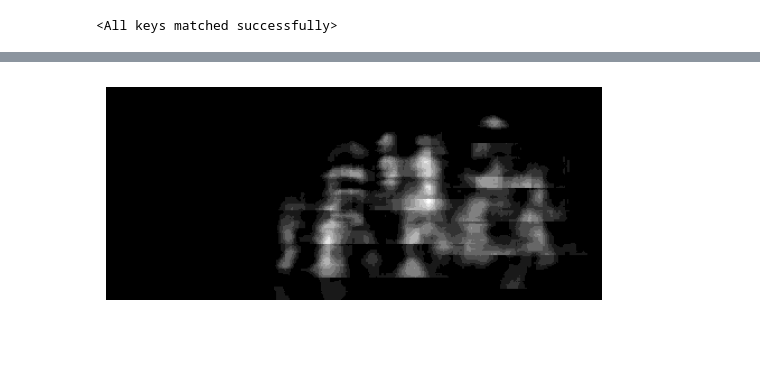
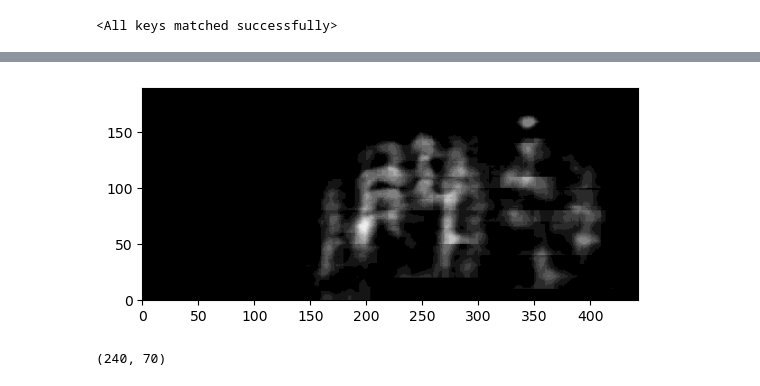
Before and after one commit to Wishmitha/Vesuvius, a Jupyter notebook: ink_detection/ink_detection_unet.ipynb, the cells around one changed output, grey strips where cells are left out. Drawn from its saved outputs; the diff is of its cells as text; code cells hidden in the pictures; blank space fills up the shorter version.

```diff
--- a/ink_detection/ink_detection_unet.ipynb
+++ b/ink_detection/ink_detection_unet.ipynb
@@ -380,6 +384,6 @@ test_dataset[0][0].shape
 # volume_test_data = volume_test_data[:,:layer_depth,:,:,]
 # %%
 frag_test_data=test_dataset[0][0] #[fragment][volume/label]
-frag_test_data=frag_test_data[:,:layer_depth,:,:,]
+frag_test_data=frag_test_data[:,18:50,:,:,]
 frag_test_data.shape
 # %% [output]
@@ -397,7 +401,7 @@ test_tensor = test_tensor.to(torch.float32)
 # %%
 test_loader = DataLoader(test_tensor, batch_size=1)
 # %%
-model = torch.load('../models/ink_detection_simple_u_net_epoch_25_batch_64.pt')
+model = torch.load('../models/ink_detection_simple_u_net_middle_layer_epoch_25_batch_64.pt')
 
 model.eval()  # Set the model to evaluation mode
 
@@ -665,5 +669,5 @@ Epoch [25/25], Train Loss: 0.2226, Test Loss: 0.2783
 # %%
-model = torch.load('../models/ink_detection_simple_u_net_with_alpub_pretrained_epoch_25_batch_64.pt')
+model = torch.load('../models/ink_detection_simple_u_net_middle_layer_with_alpub_pretrained_epoch_25_batch_64.pt')
 
 model.eval()  # Set the model to evaluation mode
 
@@ -702,14 +706,20 @@ for i in range(len(outputs_np)):
 
 crop_positions = get_crop_numer_list(file_name= FRAGMENT_A_MASKED_CROPS_PATH)
 # %%
-stitched_image = stitch_crops(FRAGMENT_A_HEIGHT,FRAGMENT_A_WIDTH,results_test,crop_positions)
+stitched_image = stitch_crops(FRAGMENT_A_HEIGHT,FRAGMENT_A_WIDTH,results_test_a,crop_positions)
 # %%
 # Display the output as an image
-plt.imshow(stitched_image, cmap='gray')  # Assuming grayscale images
-plt.axis('off')
+plt.imshow(stitched_image, cmap='gray',extent=[0, stitched_image.shape[1], 0, stitched_image.shape[0]])  # Assuming grayscale images
+plt.axis('on')
 plt.show()
 # %% [output]
-[figure, old version]
+[figure, new version]
+# %%
+from ink_detection_utils import get_crop_position
+
+get_crop_position(FRAGMENT_A_HEIGHT, FRAGMENT_WIDTH, 100)
+# %% [output]
+(240, 70)
 # %%
 results_test_b = []
 
```
Also changed, not shown: parts of 17 cells of this notebook, 2 other files.
